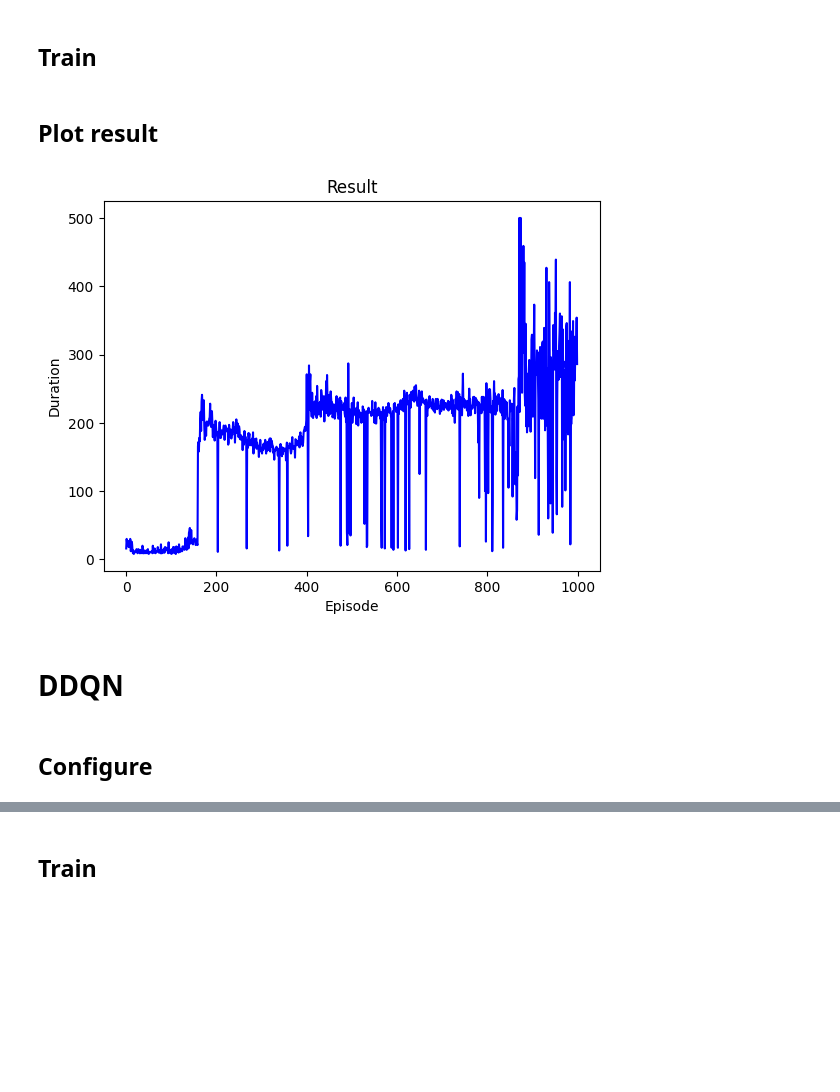
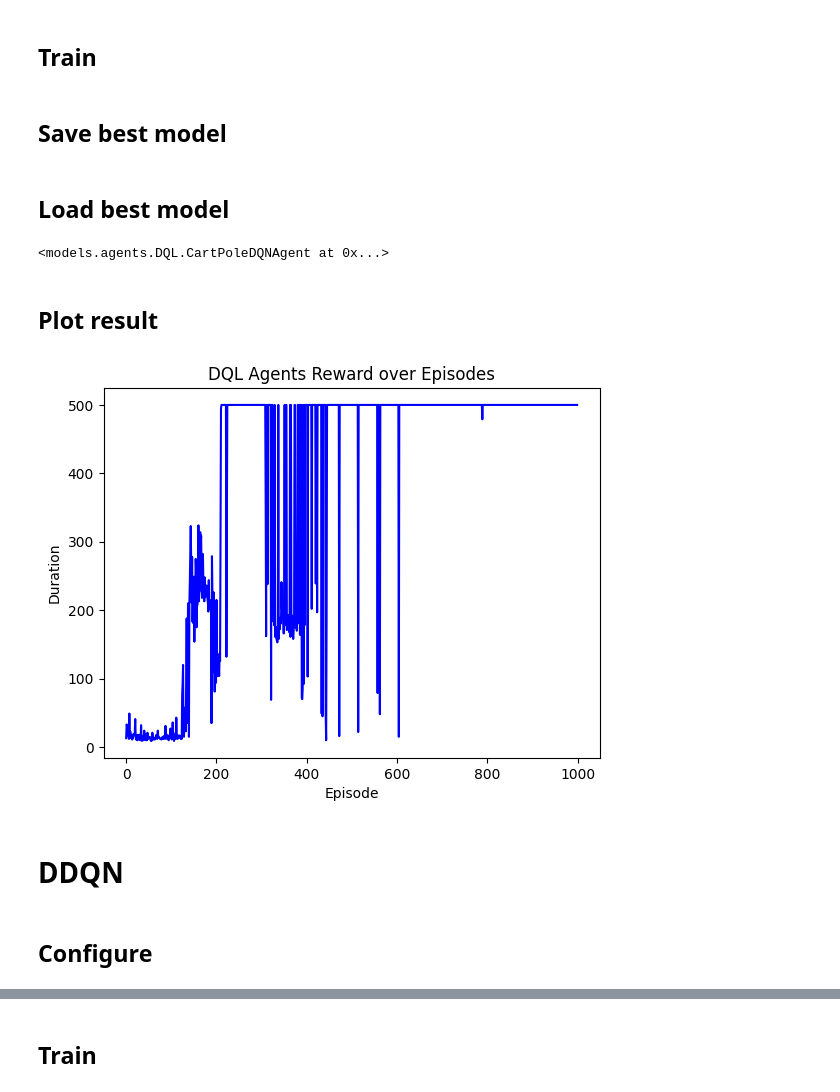
Before and after one commit to joseph280996/RL-Project, a Jupyter notebook: src/main.ipynb, the cells around one changed output, grey strips where cells are left out. Saved outputs shown, nothing was run; the diff lists cells and outputs as text; code cells hidden in the pictures; blank space fills up the shorter version.

```diff
--- a/src/main.ipynb
+++ b/src/main.ipynb
@@ -47,11 +42,11 @@ def load_model(agent, path: str):
 # %% [markdown]
 ## Hyperparameters search
 # %%
-if GRID_SEARCH:# Initialize the tuner
+if GRID_SEARCH:
     tuner = models.RayTuneDQN(num_samples=50, max_episodes=1000)
 
     # Run hyperparameter search
     analysis = tuner.run_hyperparameter_search()
 
     # Print best configuration
-    tuner.print_best_config(analysis)
+    best_dqn = tuner.print_best_config(analysis)
@@ -104,0 +53,3 @@ best = {'memory_size': 10000, 'batch_size': 64, 'epsilon_start': 0.9395668629037
+# %%
+if not GRID_SEARCH:
+    best_dqn = {'memory_size': 10000, 'batch_size': 256, 'epsilon_start': 0.9694537402207997, 'epsilon_min': 0.05777994380661172, 'epsilon_decay': 2000, 'tau': 0.002242904067378243, 'gamma': 0.9784207007863884, 'learning_rate': 0.000134011886912442}
@@ -122,9 +69,9 @@ state_dim = env.observation_space.shape[0]
 action_dim = env.action_space.n
 
 agent = models.CartPoleDQNAgent(env, state_dim, action_dim, device,
-                            memory_size=int(MEM_SIZE), batch_size=int(BATCH_SIZE),
-                            epsilon_start=EPSILON_START, epsilon_min=EPSILON_MIN, epsilon_decay=EPSILON_DECAY,
-                            tau=TAU, gamma=GAMMA, learning_rate=LR)
+                            **best_dqn)
 # %%
 # Train the agent
 tr_info = models.train_DQL(env, agent, device, int(N_EPOCHS))
+# %% [markdown]
+## Save best model
@@ -131,15 +80,19 @@ tr_info = models.train_DQL(env, agent, device, int(N_EPOCHS))
+# %% [markdown]
+## Load best model
+# %%
+load_model('./best_dqn.pkl')
+# %% [output]
+<models.agents.DQL.CartPoleDQNAgent at 0x...>
 # %% [markdown]
 ## Plot result
 # %%
 plt.figure(1)
-plt.title('Result')
+plt.title('DQL Agents Reward over Episodes')
 plt.xlabel('Episode')
 plt.ylabel('Duration')
 plt.plot(tr_info['total_r'], color='b')
 plt.show()
 # %% [output]
-[figure, old version]
+[figure, new version]
 # %% [markdown]
 # DDQN
-# %% [markdown]
-## Configure
@@ -170,0 +99,2 @@ MODEL_PATH = './test_model.pth'
+# %% [markdown]
+## Configure
```
Also changed, not shown: parts of 23 cells of this notebook, 14 other files.
